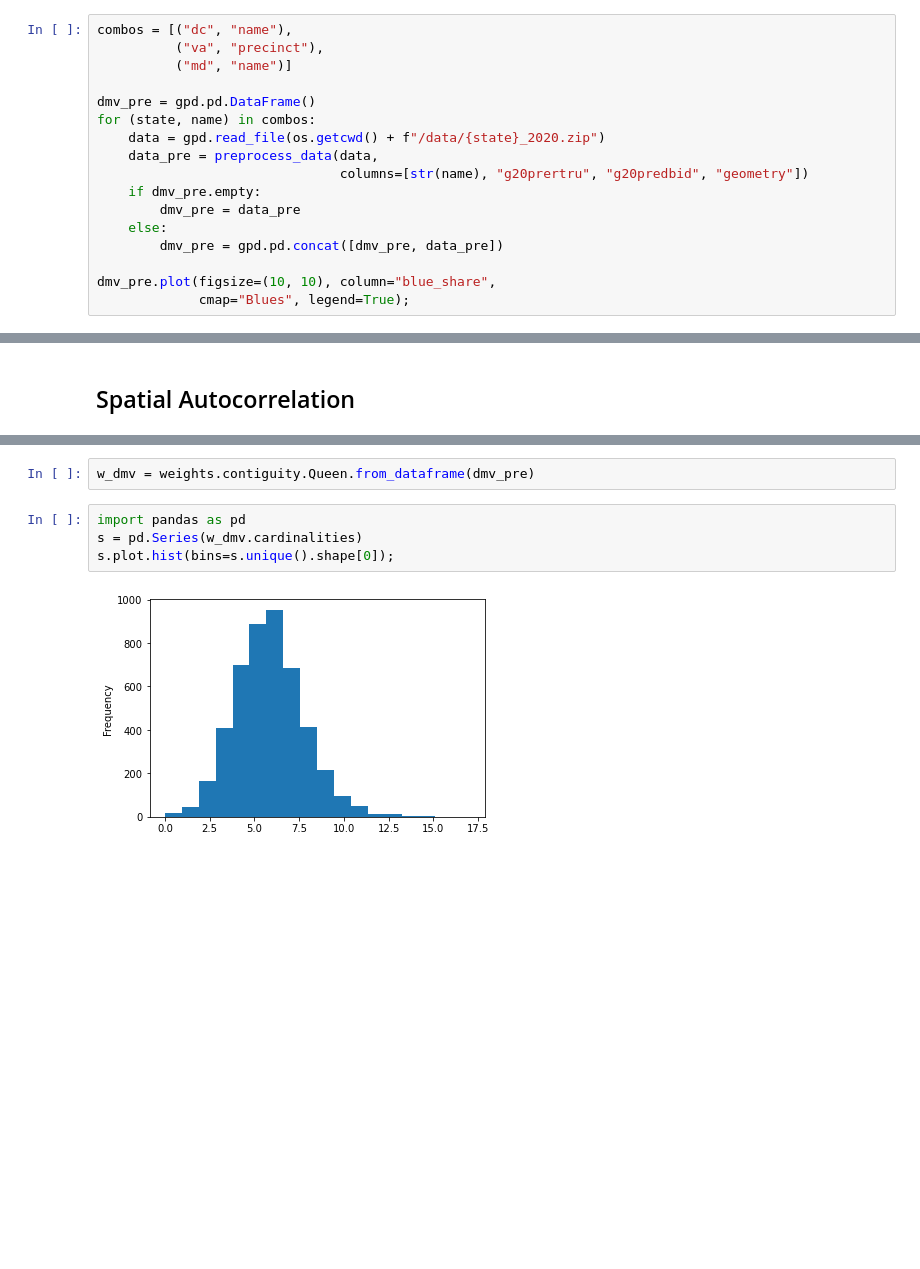
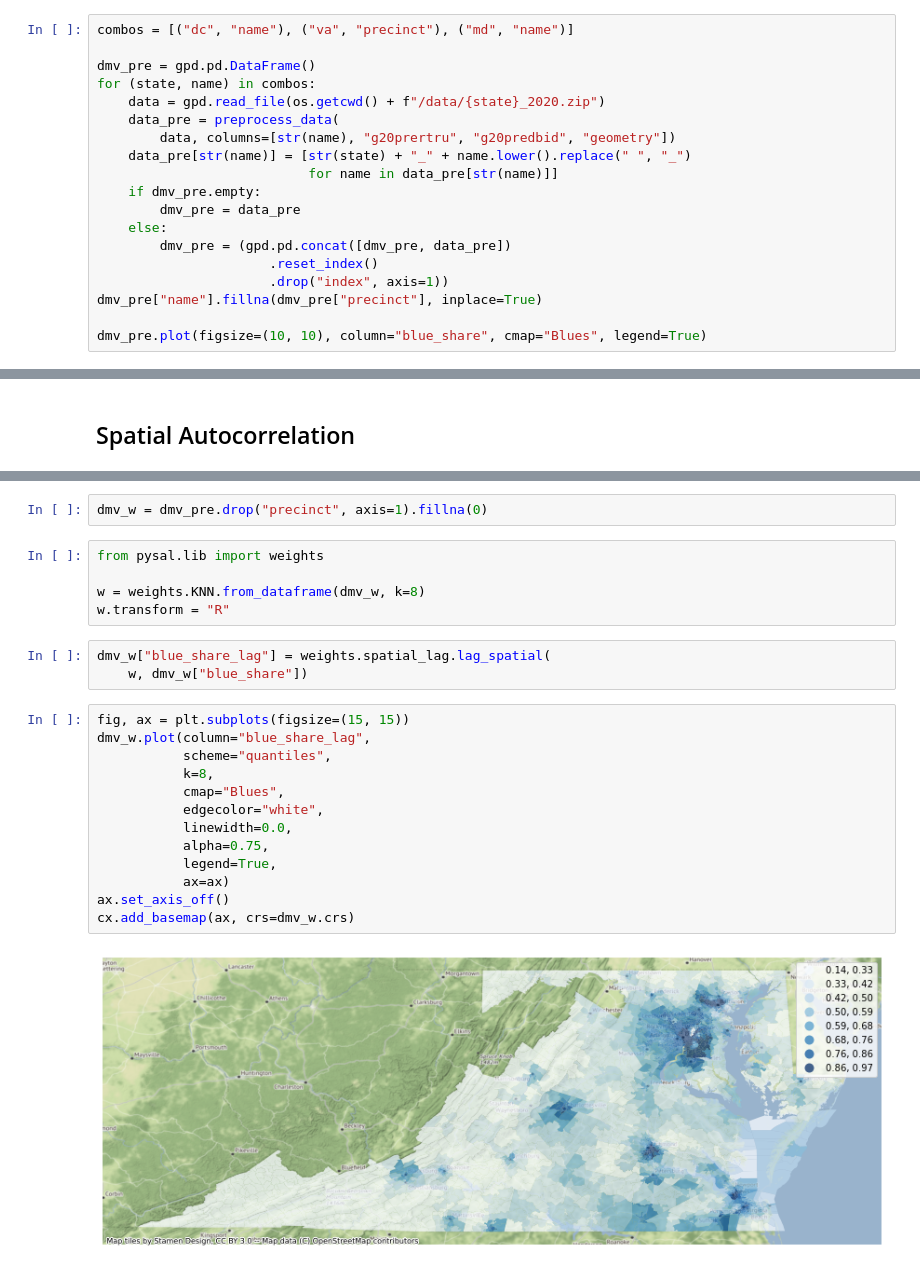
Before and after one commit to ccxzhang/GeoSpatialAnalysis, a Jupyter notebook: python/0_0_1_geopandas.ipynb, the cells around one changed output, grey strips where cells are left out. Saved outputs shown, nothing was run; the diff lists cells and outputs as text; blank space fills up the shorter version.

```diff
--- a/python/0_0_1_geopandas.ipynb
+++ b/python/0_0_1_geopandas.ipynb
@@ -73,18 +82,20 @@ dc_pre.plot(figsize=(10, 10), column="blue_share",
 # %%
-combos = [("dc", "name"),
-          ("va", "precinct"),
-          ("md", "name")]
+combos = [("dc", "name"), ("va", "precinct"), ("md", "name")]
 
 dmv_pre = gpd.pd.DataFrame()
 for (state, name) in combos:
     data = gpd.read_file(os.getcwd() + f"/data/{state}_2020.zip")
-    data_pre = preprocess_data(data,
-                               columns=[str(name), "g20prertru", "g20predbid", "geometry"])
+    data_pre = preprocess_data(
+        data, columns=[str(name), "g20prertru", "g20predbid", "geometry"])
+    data_pre[str(name)] = [str(state) + "_" + name.lower().replace(" ", "_")
+                           for name in data_pre[str(name)]]
     if dmv_pre.empty:
         dmv_pre = data_pre
     else:
-        dmv_pre = gpd.pd.concat([dmv_pre, data_pre])
+        dmv_pre = (gpd.pd.concat([dmv_pre, data_pre])
+                      .reset_index()
+                      .drop("index", axis=1))
+dmv_pre["name"].fillna(dmv_pre["precinct"], inplace=True)
 
-dmv_pre.plot(figsize=(10, 10), column="blue_share",
-             cmap="Blues", legend=True);
+dmv_pre.plot(figsize=(10, 10), column="blue_share", cmap="Blues", legend=True)
 # %% [output]
@@ -127,8 +141,25 @@ from pysal.lib import weights
-# %%
-w_dmv = weights.contiguity.Queen.from_dataframe(dmv_pre)
-# %%
-import pandas as pd
-s = pd.Series(w_dmv.cardinalities)
-s.plot.hist(bins=s.unique().shape[0]);
-# %% [output]
-[figure, removed]
+# %%
+dmv_w = dmv_pre.drop("precinct", axis=1).fillna(0)
+# %%
+from pysal.lib import weights
+
+w = weights.KNN.from_dataframe(dmv_w, k=8)
+w.transform = "R"
+# %%
+dmv_w["blue_share_lag"] = weights.spatial_lag.lag_spatial(
+    w, dmv_w["blue_share"])
+# %%
+fig, ax = plt.subplots(figsize=(15, 15))
+dmv_w.plot(column="blue_share_lag",
+           scheme="quantiles",
+           k=8,
+           cmap="Blues",
+           edgecolor="white",
+           linewidth=0.0,
+           alpha=0.75,
+           legend=True,
+           ax=ax)
+ax.set_axis_off()
+cx.add_basemap(ax, crs=dmv_w.crs)
+# %% [output]
+[figure, added]
```
Also changed, not shown: parts of 6 cells of this notebook, 5 other files.
